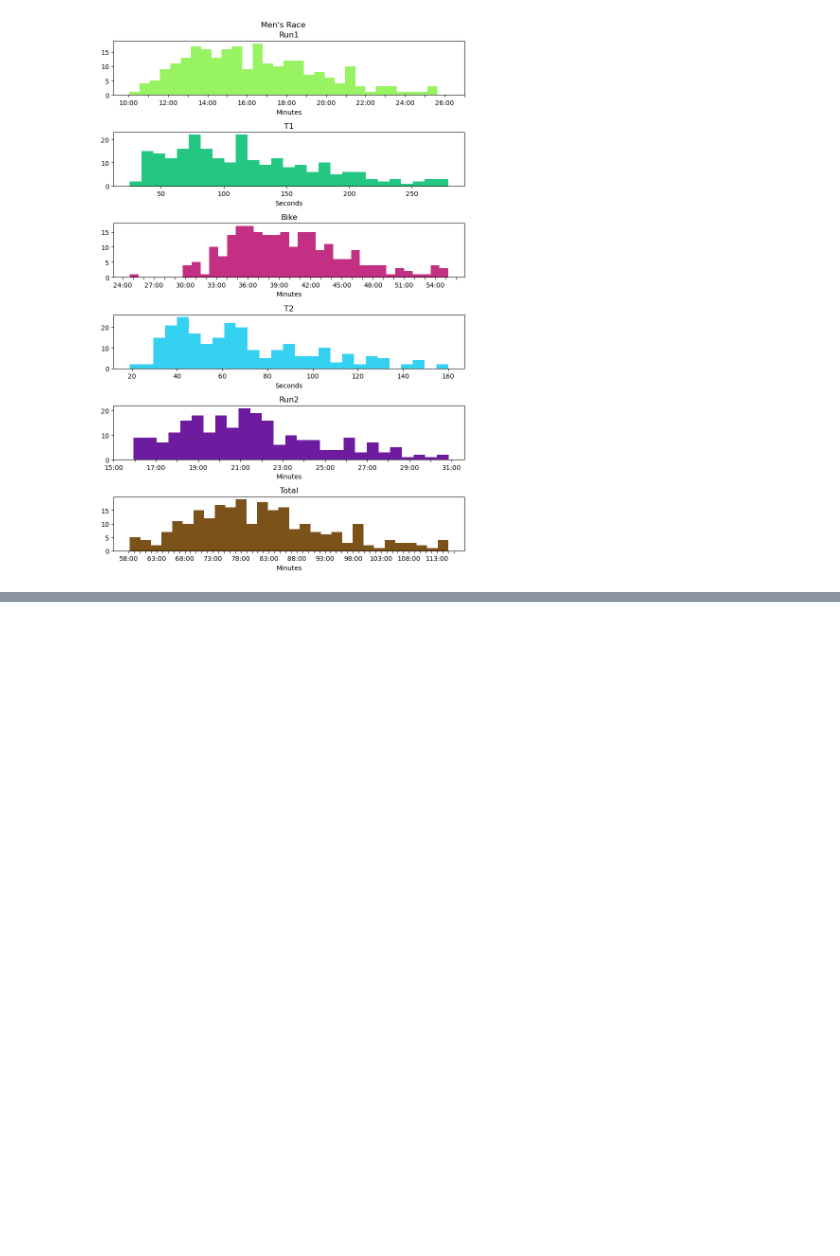
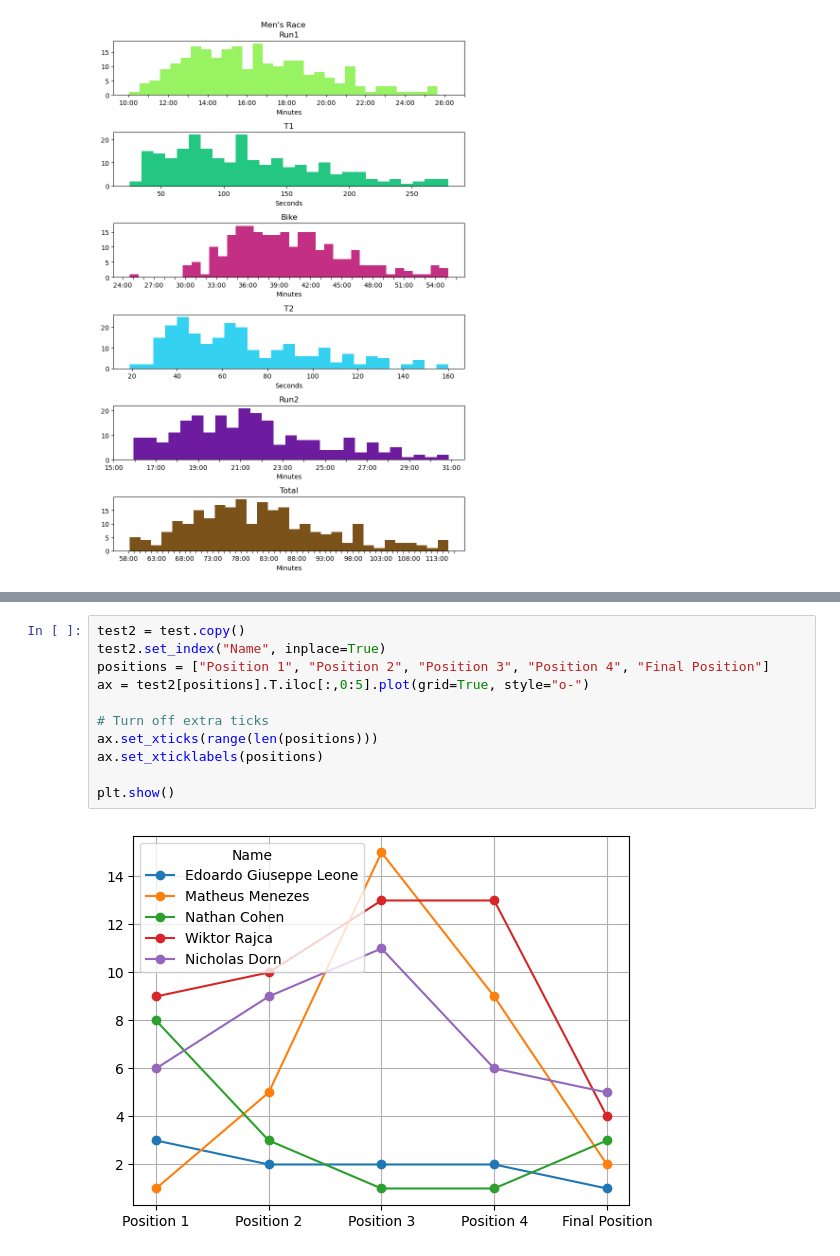
Before and after one commit to lukasrhoades/enduro-hub, a Jupyter notebook: tritonman.ipynb, the cells around one changed output, grey strips where cells are left out. Cells and saved outputs as stored; diff of their text form; blank space fills up the shorter version.

```diff
--- a/tritonman.ipynb
+++ b/tritonman.ipynb
@@ -199,0 +204,13 @@ test
+# %%
+test2 = test.copy()
+test2.set_index("Name", inplace=True)
+positions = ["Position 1", "Position 2", "Position 3", "Position 4", "Final Position"]
+ax = test2[positions].T.iloc[:,0:5].plot(grid=True, style="o-")
+
+# Turn off extra ticks
+ax.set_xticks(range(len(positions)))
+ax.set_xticklabels(positions)
+
+plt.show()
+# %% [output]
+[figure, added]
```
Also changed, not shown: parts of 2 cells of this notebook.
